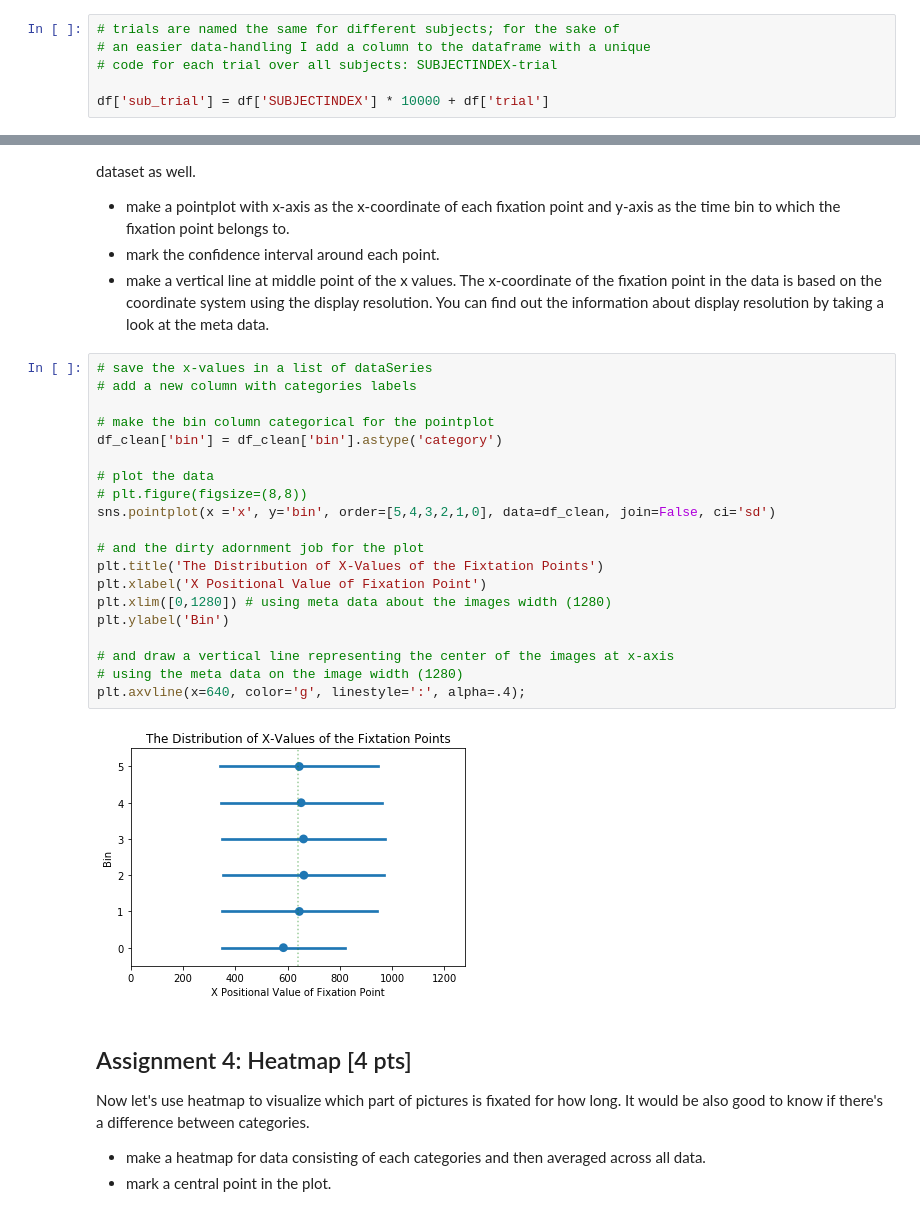
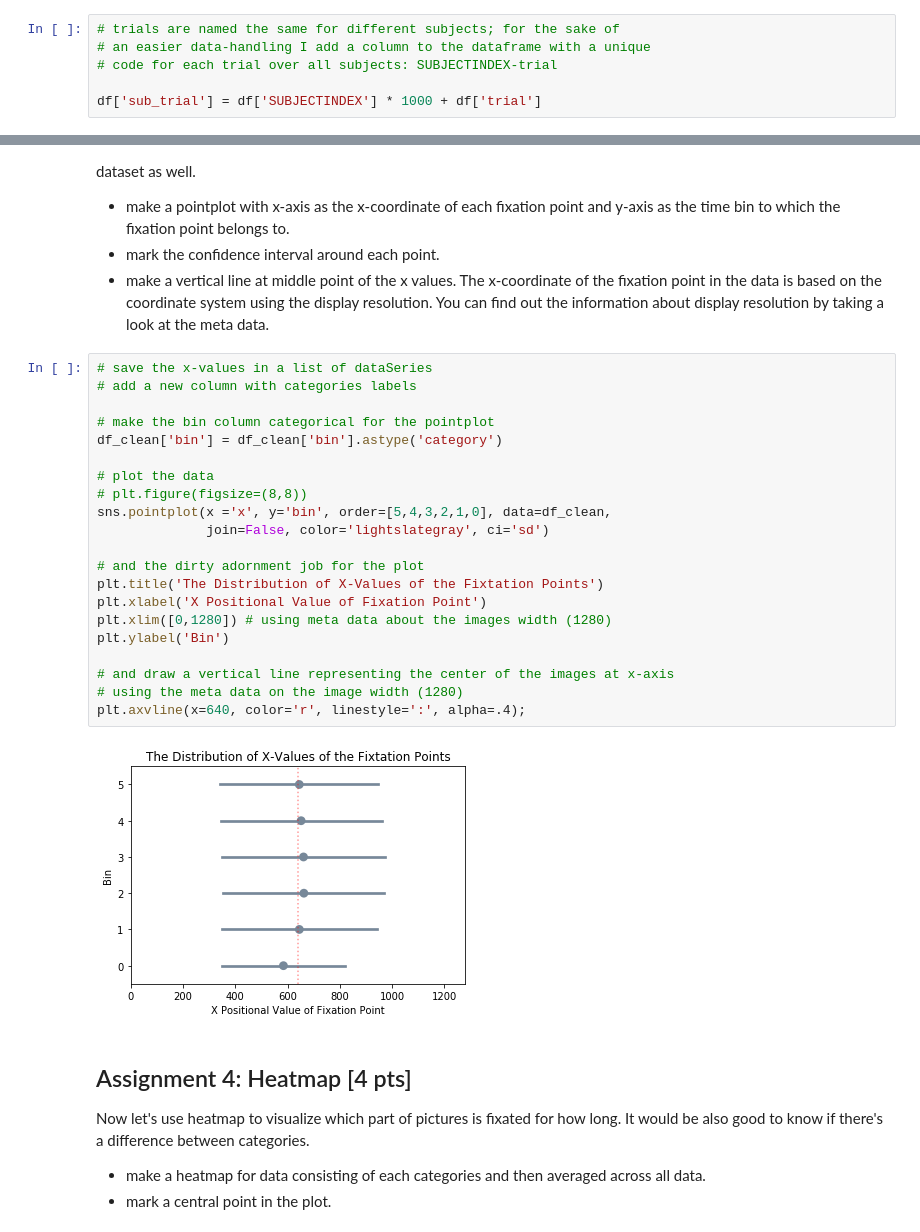
Before and after one commit to NBP-ACC/week-7-acc_01, a Jupyter notebook: Sheet05.ipynb, the cells around one changed output, grey strips where cells are left out. Saved outputs shown, nothing was run; the diff lists cells and outputs as text.

```diff
--- a/Sheet05.ipynb
+++ b/Sheet05.ipynb
@@ -91,7 +91,7 @@ Index(['SUBJECTINDEX', 'category', 'dataset_nr', 'end', 'eye', 'filenumber',
 # an easier data-handling I add a column to the dataframe with a unique
 # code for each trial over all subjects: SUBJECTINDEX-trial
 
-df['sub_trial'] = df['SUBJECTINDEX'] * 10000 + df['trial']
+df['sub_trial'] = df['SUBJECTINDEX'] * 1000 + df['trial']
 # %% [markdown]
 ### b) data cleaning [3 pts]
 We want to clean the dataframe so that it is handy for us to work with it.
@@ -410,25 +410,26 @@ If you took Action & Cognition I, you have probably heard about the leftward bia
 # %%
 # save the x-values in a list of dataSeries
 # add a new column with categories labels
 
 # make the bin column categorical for the pointplot
 df_clean['bin'] = df_clean['bin'].astype('category')
 
 # plot the data
 # plt.figure(figsize=(8,8))
-sns.pointplot(x ='x', y='bin', order=[5,4,3,2,1,0], data=df_clean, join=False, ci='sd')
+sns.pointplot(x ='x', y='bin', order=[5,4,3,2,1,0], data=df_clean,
+              join=False, color='lightslategray', ci='sd')
 
 # and the dirty adornment job for the plot
 plt.title('The Distribution of X-Values of the Fixtation Points')
 plt.xlabel('X Positional Value of Fixation Point')
 plt.xlim([0,1280]) # using meta data about the images width (1280)
 plt.ylabel('Bin')
 
 # and draw a vertical line representing the center of the images at x-axis
 # using the meta data on the image width (1280)
-plt.axvline(x=640, color='g', linestyle=':', alpha=.4);
+plt.axvline(x=640, color='r', linestyle=':', alpha=.4);
 # %% [output]
-[figure, old version]
+[figure, new version]
 # %% [markdown]
 ## Assignment 4: Heatmap [4 pts]
 Now let's use heatmap to visualize which part of pictures is fixated for how long. It would be also good to know if there's a difference between categories.
```
Also changed, not shown: parts of 5 cells of this notebook.
